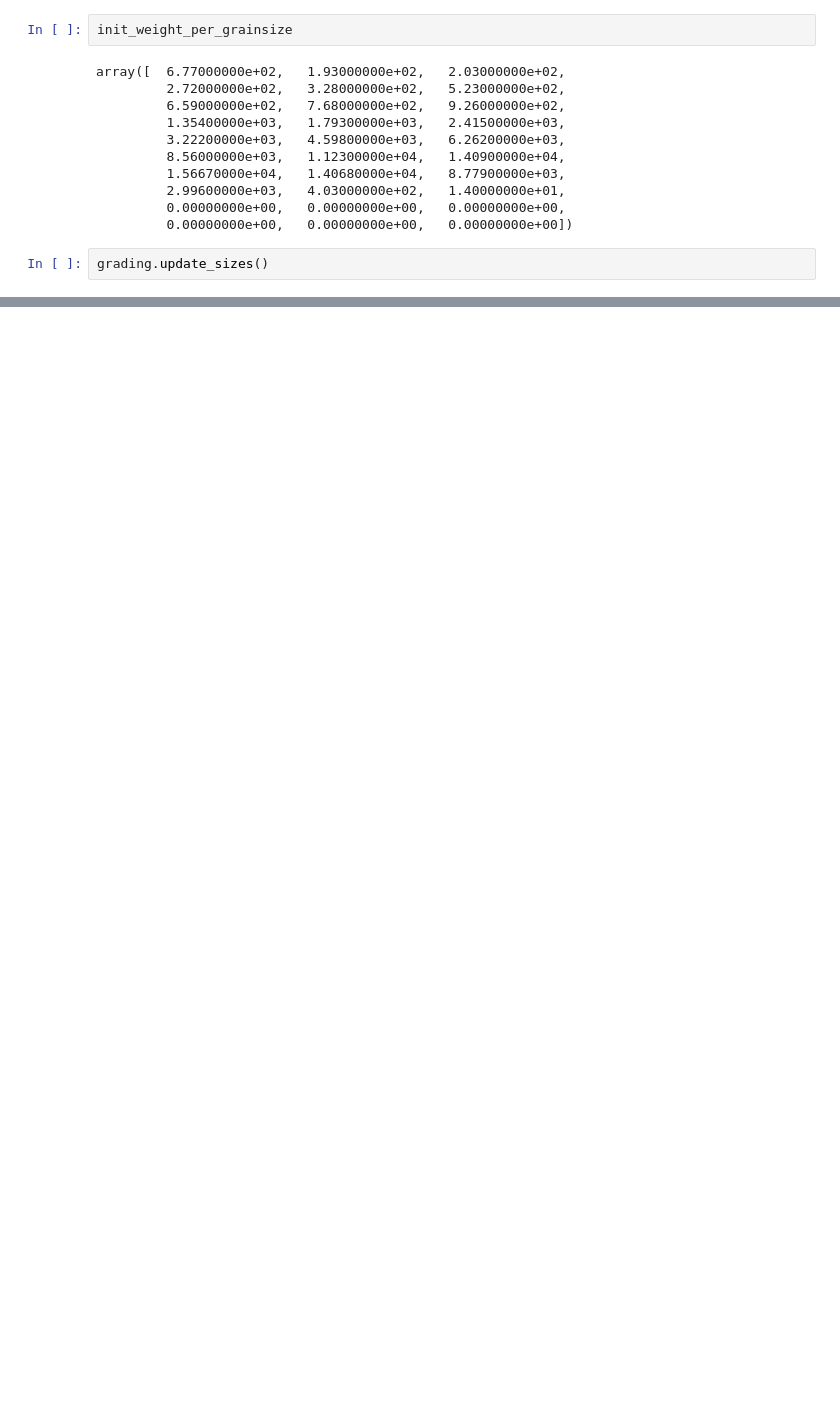
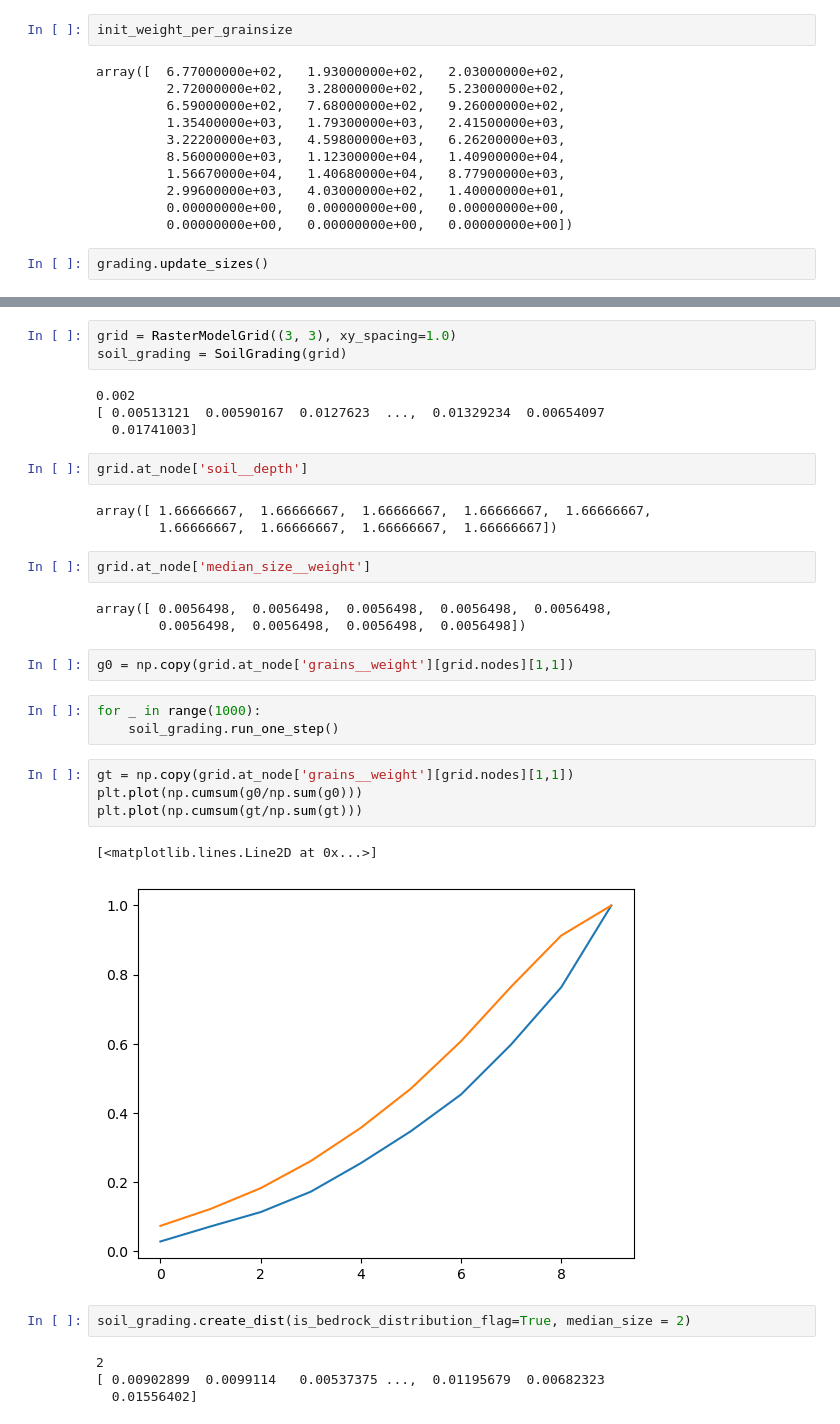
Before and after one commit to yuvalsmilo/GravelBedrockTests, a Jupyter notebook: main_prototype.ipynb, the cells around one changed output, grey strips where cells are left out. Cells and saved outputs as stored; diff of their text form; blank space fills up the shorter version.

```diff
--- a/main_prototype.ipynb
+++ b/main_prototype.ipynb
@@ -135,0 +243,35 @@ grading.update_sizes()
+# %%
+grid = RasterModelGrid((3, 3), xy_spacing=1.0)
+soil_grading = SoilGrading(grid)
+# %% [output]
+0.002
+[ 0.00513121  0.00590167  0.0127623  ...,  0.01329234  0.00654097
+  0.01741003]
+# %%
+grid.at_node['soil__depth']
+# %% [output]
+array([ 1.66666667,  1.66666667,  1.66666667,  1.66666667,  1.66666667,
+        1.66666667,  1.66666667,  1.66666667,  1.66666667])
+# %%
+grid.at_node['median_size__weight']
+# %% [output]
+array([ 0.0056498,  0.0056498,  0.0056498,  0.0056498,  0.0056498,
+        0.0056498,  0.0056498,  0.0056498,  0.0056498])
+# %%
+g0 = np.copy(grid.at_node['grains__weight'][grid.nodes][1,1])
+# %%
+for _ in range(1000):
+    soil_grading.run_one_step()
+# %%
+gt = np.copy(grid.at_node['grains__weight'][grid.nodes][1,1])
+plt.plot(np.cumsum(g0/np.sum(g0)))
+plt.plot(np.cumsum(gt/np.sum(gt)))
+# %% [output]
+[<matplotlib.lines.Line2D at 0x...>]
+[figure, added]
+# %%
+soil_grading.create_dist(is_bedrock_distribution_flag=True, median_size = 2)
+# %% [output]
+2
+[ 0.00902899  0.0099114   0.00537375 ...,  0.01195679  0.00682323
+  0.01556402]
```
Also changed, not shown: parts of 22 cells of this notebook, 2 other files.
